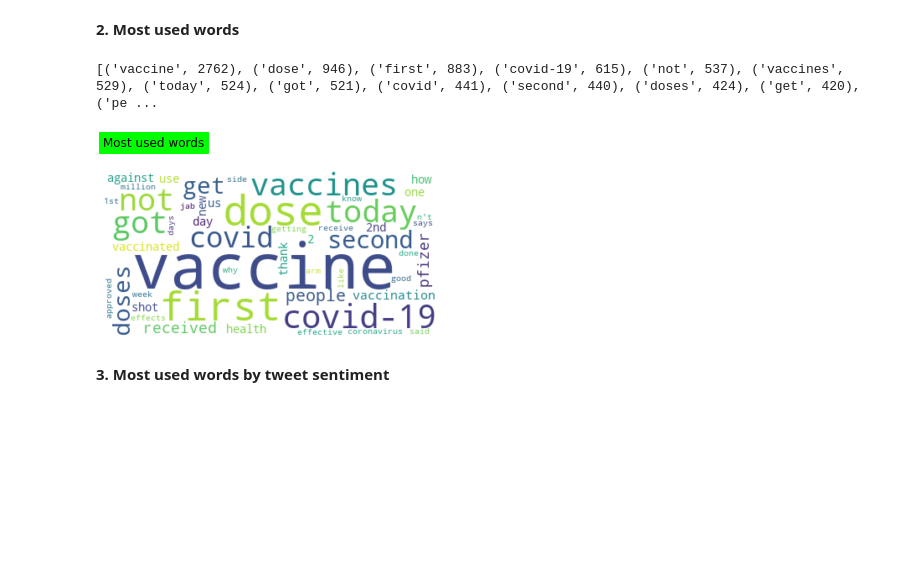
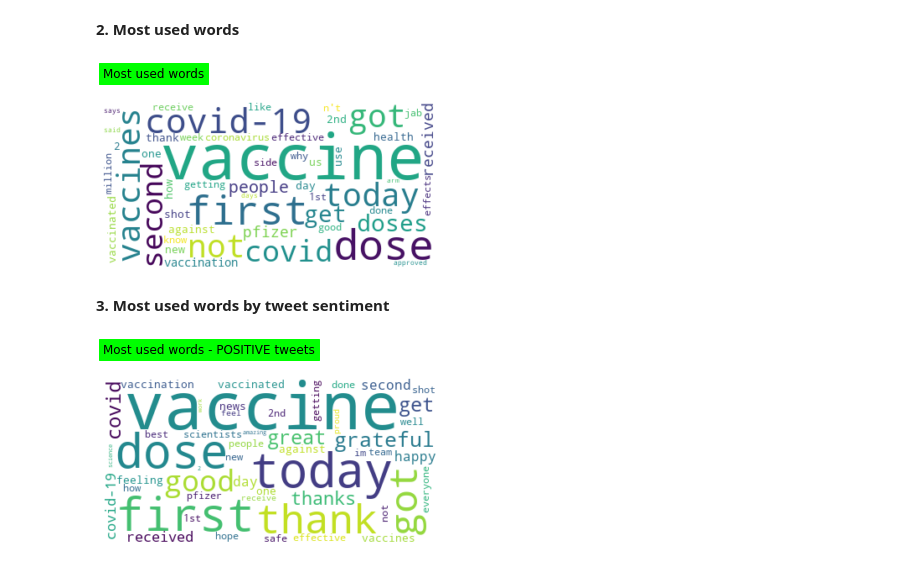
Before and after one commit to EliasEconomou/DataMining1-Sentiment-Analysis, a Jupyter notebook: DataMining1_Sentiment_Analysis.ipynb, the cells around one changed output. Cells and saved outputs as stored; diff of their text form; code cells hidden in the pictures; blank space fills up the shorter version.

Commit message:
sentiment by vaccine

```diff
--- a/DataMining1_Sentiment_Analysis.ipynb
+++ b/DataMining1_Sentiment_Analysis.ipynb
@@ -141,26 +142,25 @@ plt.show()
 
 **2.   Most used words**
 # %%
+# Plot a wordcloud for most used words in dataset
 wordList = list(chain.from_iterable(list(df["text"])))
 fdist = FreqDist(wordList)
 #print(fdist.most_common(50))
 
 wordcloud = WordCloud(max_words=50,
                       background_color='white',
                       contour_color='black',
                       contour_width=4).generate_from_frequencies(fdist)
 
 
 plt.imshow(wordcloud, interpolation='bilinear')
 plt.axis('off')
 plt.title(label='Most used words',
           loc="left",
           pad='25.0',
           backgroundcolor='lime')
-plt.grid()
 plt.show()
 # %% [output]
-[('vaccine', 2762), ('dose', 946), ('first', 883), ('covid-19', 615), ('not', 537), ('vaccines', 529), ('today', 524), ('got', 521), ('covid', 441), ('second', 440), ('doses', 424), ('get', 420), ('pe ...
-[figure, old version]
+[figure, new version]
 # %% [markdown]
 **3.   Most used words by tweet sentiment**
@@ -172,0 +181,15 @@ NEUgroup = groupBySent.get_group('NEU')
+# %%
+POScloud = WordCloud(max_words=50,
+                      background_color='white',
+                      contour_color='black',
+                      contour_width=4).generate_from_frequencies(POSfdist)
+
+plt.imshow(POScloud, interpolation='bilinear')
+plt.axis('off')
+plt.title(label='Most used words - POSITIVE tweets',
+          loc="left",
+          pad='25.0',
+          backgroundcolor='lime')
+plt.show()
+# %% [output]
+[figure, added]
```
Also changed, not shown: parts of 10 cells of this notebook.
